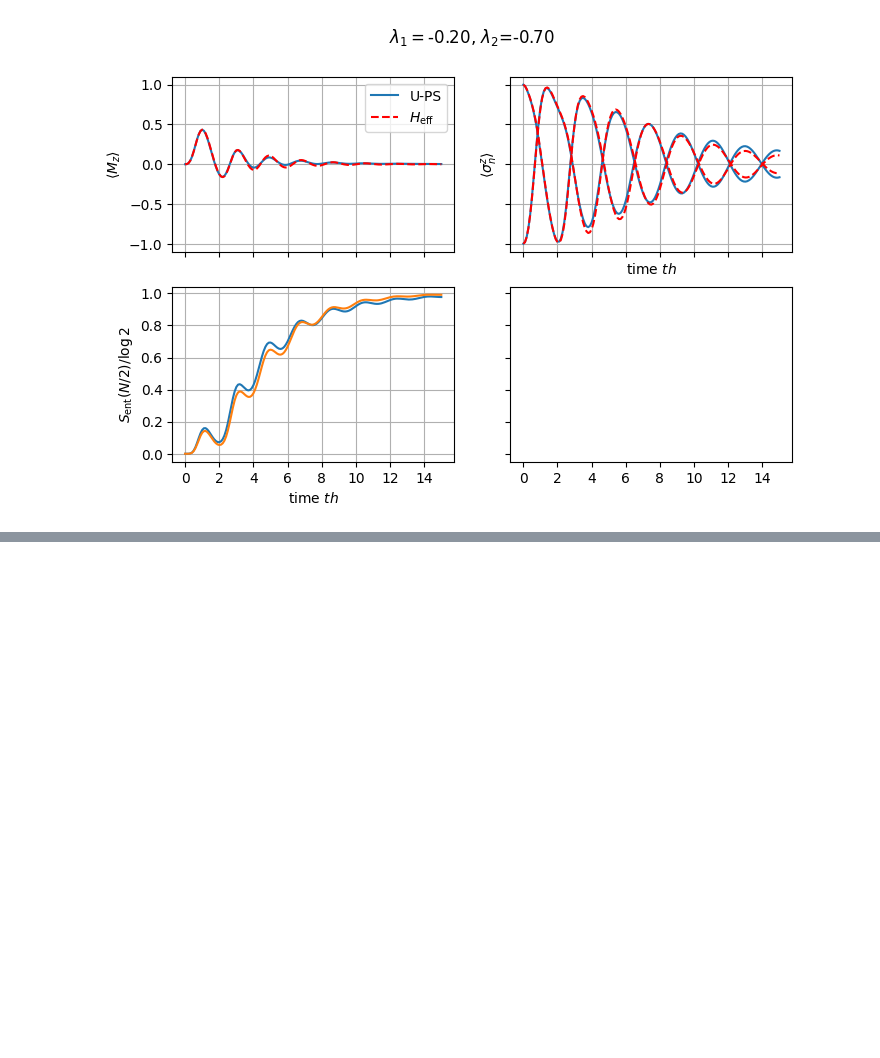
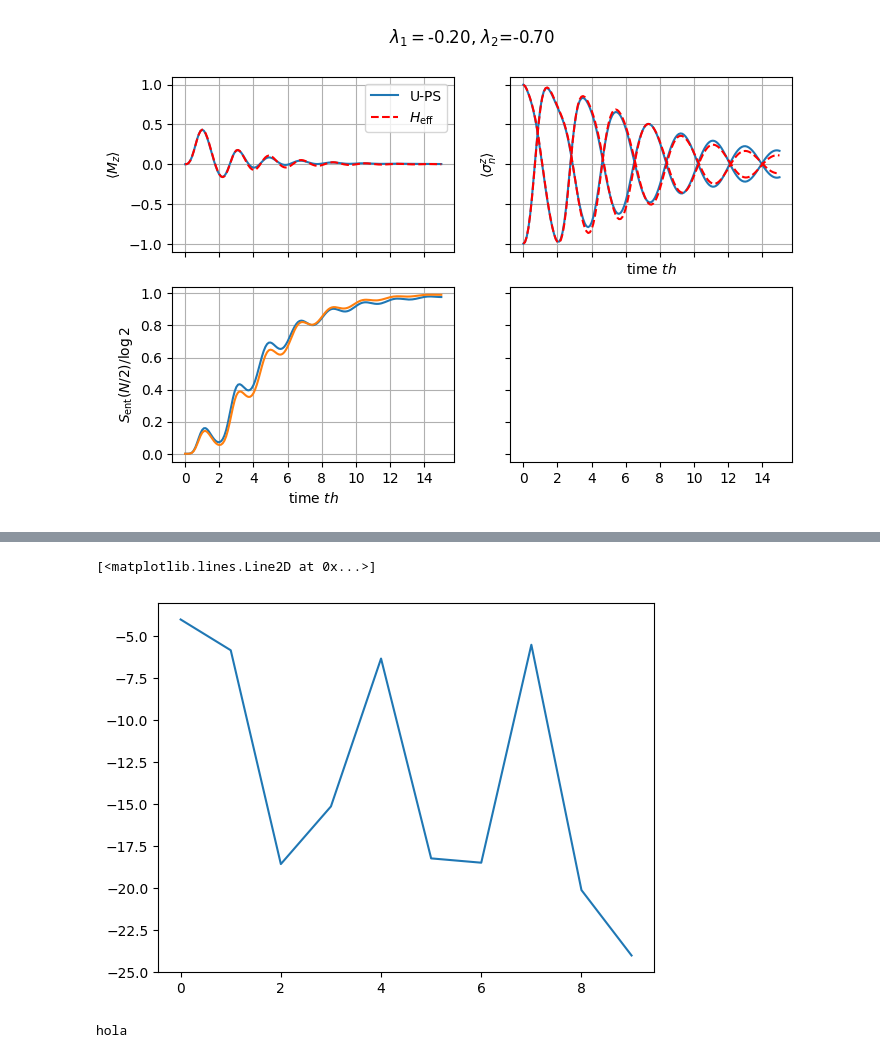
Before and after one commit to mwauters92/Non-hermitian-design, a Jupyter notebook: ClaudeIsRight.ipynb, the cells around one changed output, grey strips where cells are left out. Drawn from its saved outputs; the diff is of its cells as text; code cells hidden in the pictures; blank space fills up the shorter version.

```diff
--- a/ClaudeIsRight.ipynb
+++ b/ClaudeIsRight.ipynb
@@ -885,0 +900,13 @@ plt.imshow()
+# %%
+e,s = H_qeff.eigenstates(sort='high',eigvals=10)
+# %%
+plt.plot(e.imag)
+# %% [output]
+[<matplotlib.lines.Line2D at 0x...>]
+[figure, added]
+# %%
+neigs = 4
+
+if neigs: print('hola')
+# %% [output]
+hola
```
Also changed, not shown: parts of 15 cells of this notebook, 2 other files.
